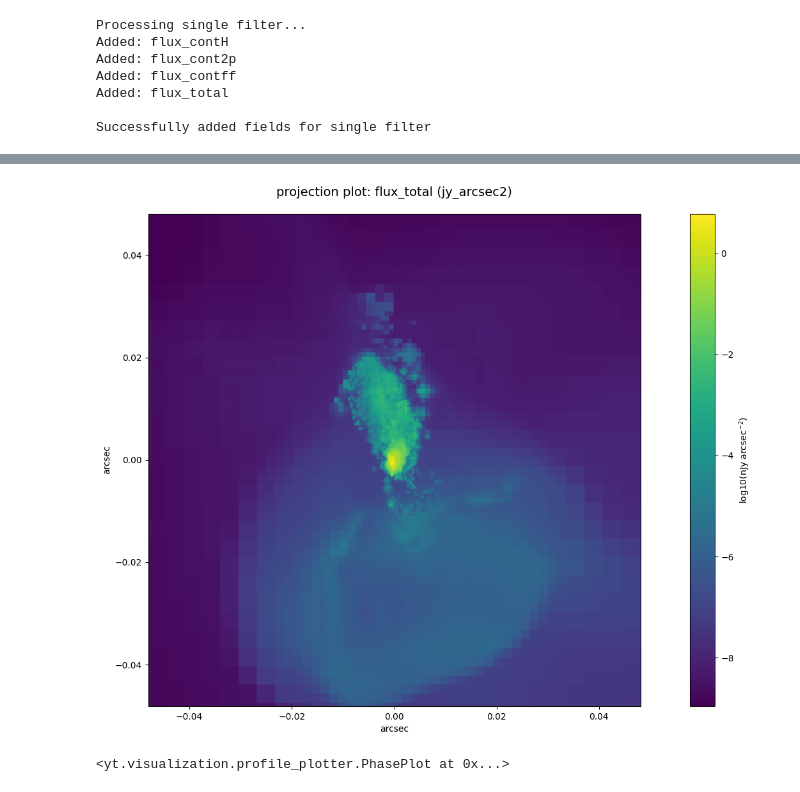
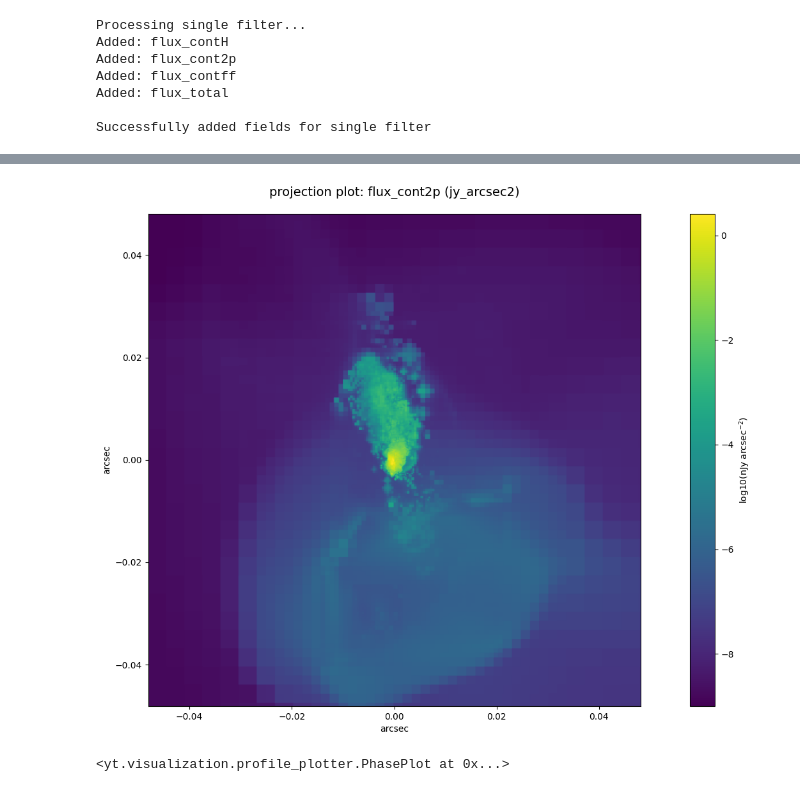
Before and after one commit to Patsrnpt/YT-Simulation, a Jupyter notebook: visualization_example.ipynb, the cells around one changed output, grey strips where cells are left out. Saved outputs shown, nothing was run; the diff lists cells and outputs as text; code cells hidden in the pictures.

```diff
--- a/visualization_example.ipynb
+++ b/visualization_example.ipynb
@@ -97,7 +97,7 @@ Successfully added fields for single filter
 # visualize projection plot
 create_projection_plot(
     ds = ds,
-    field_name = "flux_total", # options: "flux_contH", "flux_2p", "flux_ff", "flux_total"
+    field_name = "flux_cont2p", # options: "flux_contH", "flux_2p", "flux_ff", "flux_total"
     ctr_at_code = ctr,
     z = z,
     distance_pc = distance_pc,
@@ -116,4 +116,4 @@ yt : [INFO     ] 2026-02-10 00:33:22,827 Making a fixed resolution buffer of (('
-[figure, old version]
+[figure, new version]
 # %%
 # visualize phase plot
 create_phase_plot(
```
Also changed, not shown: parts of 9 cells of this notebook, 1 other file.
